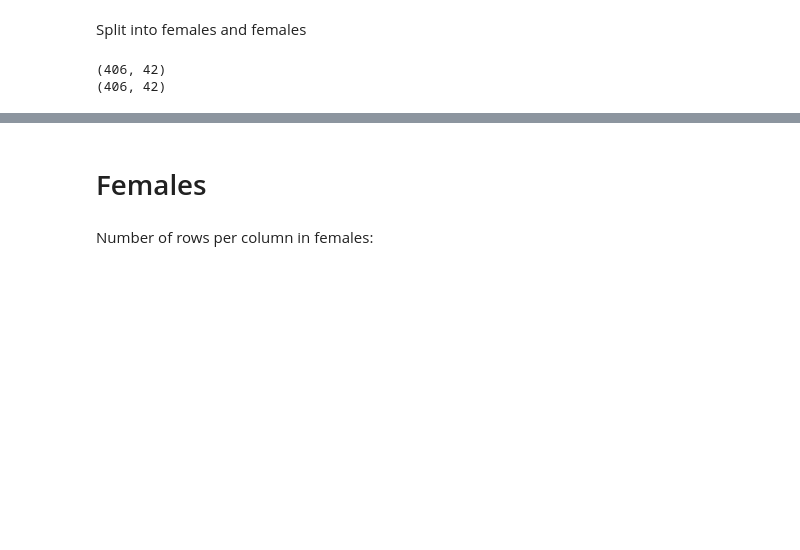
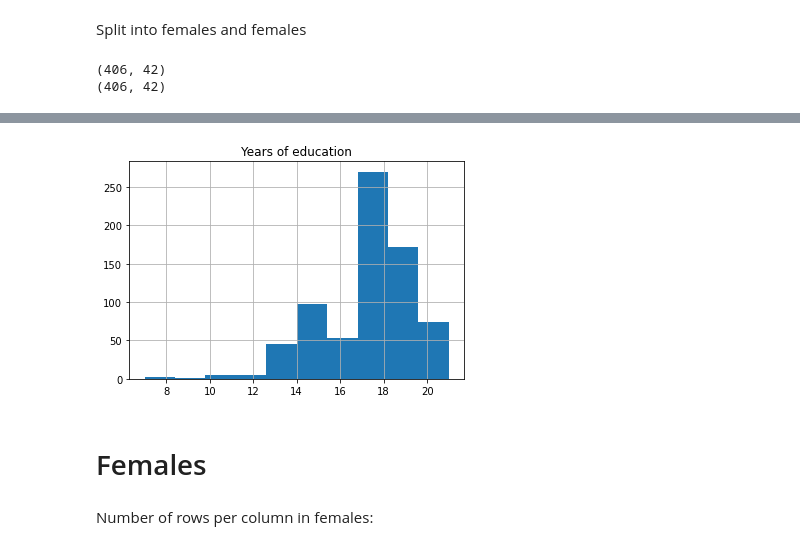
Before and after one commit to MinneSchepers/HCP_TDA, a Jupyter notebook: Split_HCP_data_Females.ipynb, the cells around one changed output, grey strips where cells are left out. Drawn from its saved outputs; the diff is of its cells as text; code cells hidden in the pictures; blank space fills up the shorter version.

```diff
--- a/Split_HCP_data_Females.ipynb
+++ b/Split_HCP_data_Females.ipynb
@@ -10,7 +10,7 @@ import numpy as np
 from sklearn.model_selection import train_test_split
 from scipy import stats
 # %%
-df = pd.read_csv('/Users/minneschepers/Downloads/HCP_Aging_cog.csv')
+df = pd.read_csv('/Users/minneschepers/Desktop/HCP/Behavioral_Data/HCP_Aging_cog.csv')
 # %% [markdown]
 Split into females and females
 # %%
@@ -23,3 +23,10 @@ print(females.shape)
 # %% [output]
 (406, 42)
 (406, 42)
+# %%
+df_columns = df.columns
+to_remove = [i for i in df_columns if '_np' in i]
+df = df.drop(to_remove, axis=1)
+# %%
+df = df.drop('deldisc_auc200', axis=1)
+df = df.drop('deldisc_auc40000', axis=1)
@@ -26,3 +53,10 @@ print(females.shape)
+# %%
+df['years_of_education'].hist()
+plt.title('Years of education')
+plt.savefig('/Users/minneschepers/Downloads/YoE.png')
+plt.show()
+# %% [output]
+[figure, added]
 # %% [markdown]
 # Females
 # %% [markdown]
```
Also changed, not shown: parts of 2 cells of this notebook, 3 other files.
